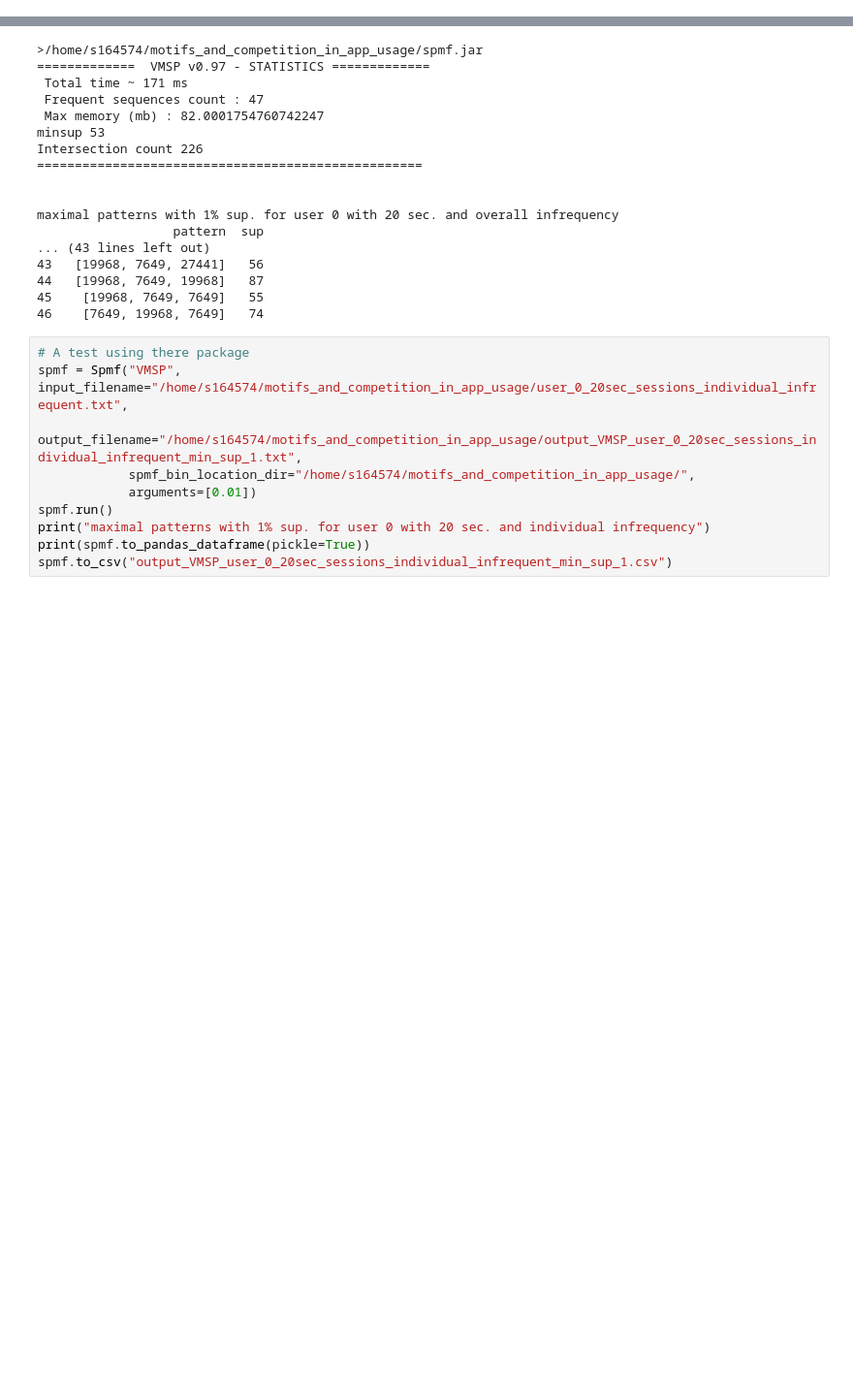
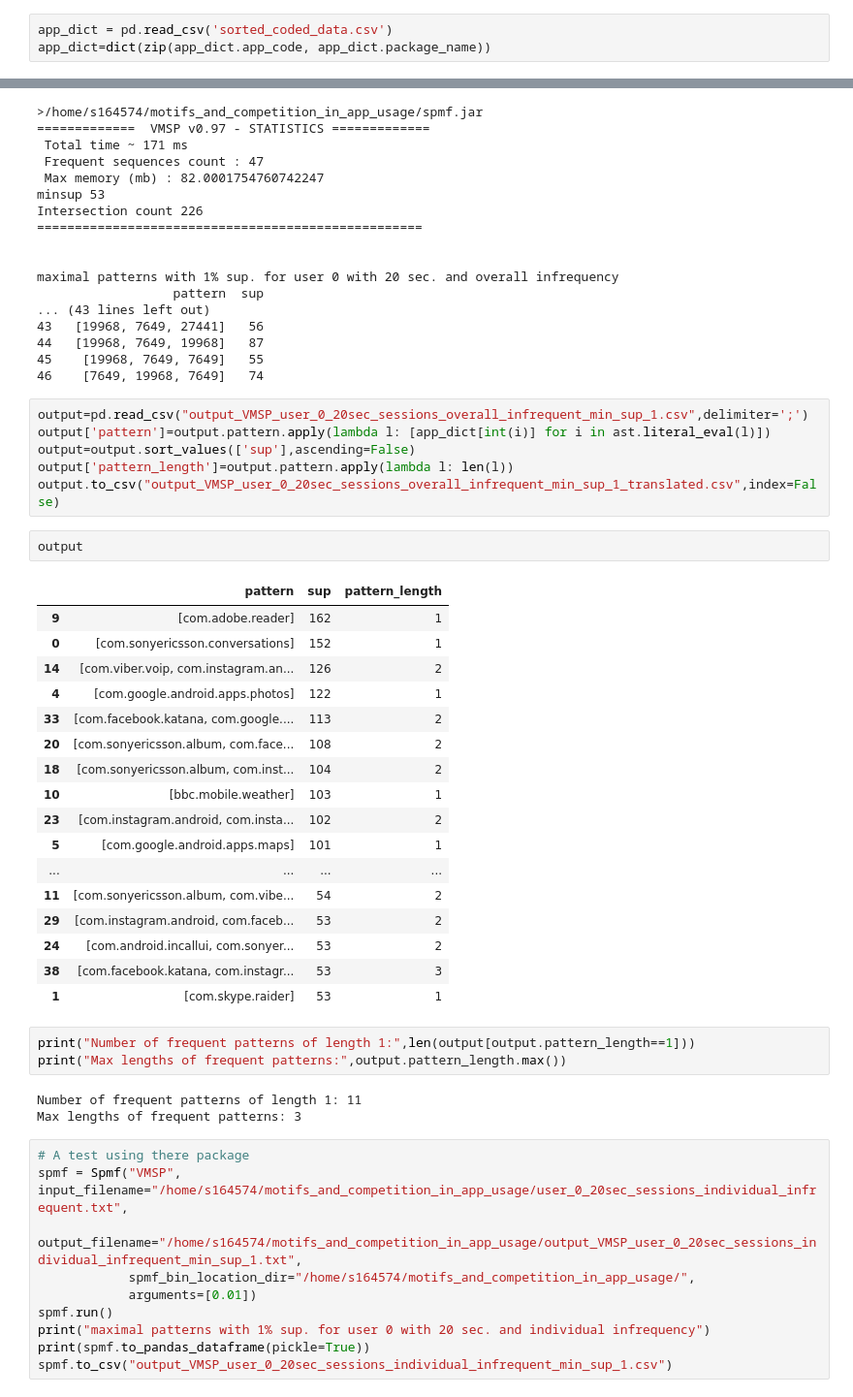
Before and after one commit to ClaraAndersen/motifs_and_competition_in_app_usage, a Jupyter notebook: individual_user_analysis.ipynb, the cells around one changed output, grey strips where cells are left out. Shown at 97% size. Drawn from its saved outputs; the diff is of its cells as text; blank space fills up the shorter version.

Commit message:
individual user 0 analysis updated with VMPS tests for user 0

```diff
--- a/individual_user_analysis.ipynb
+++ b/individual_user_analysis.ipynb
@@ -775,6 +775,9 @@ dfAsString=re.sub(r'\n\s+','\n',dfAsString)
 f = open(os.path.join(os.getcwd(), 'user_0_293sec_sessions_individual_infrequent.txt'), 'w')
 f.write(dfAsString)
 f.close()
+# %%
+app_dict = pd.read_csv('sorted_coded_data.csv')
+app_dict=dict(zip(app_dict.app_code, app_dict.package_name))
 # %%
 # A test using there package
 spmf = Spmf("VMSP", input_filename="/home/s164574/motifs_and_competition_in_app_usage/user_0_20sec_sessions_overall_infrequent.txt",
@@ -803,6 +806,38 @@ maximal patterns with 1% sup. for user 0 with 20 sec. and overall infrequency
 44   [19968, 7649, 19968]   87
 45    [19968, 7649, 7649]   55
 46    [7649, 19968, 7649]   74
+# %%
+output=pd.read_csv("output_VMSP_user_0_20sec_sessions_overall_infrequent_min_sup_1.csv",delimiter=';')
+output['pattern']=output.pattern.apply(lambda l: [app_dict[int(i)] for i in ast.literal_eval(l)])
+output=output.sort_values(['sup'],ascending=False)
+output['pattern_length']=output.pattern.apply(lambda l: len(l))
+output.to_csv("output_VMSP_user_0_20sec_sessions_overall_infrequent_min_sup_1_translated.csv",index=False)
+# %%
+output
+# %% [output]
+|  | pattern | sup | pattern_length |
+| 9 | [com.adobe.reader] | 162 | 1 |
+| 0 | [com.sonyericsson.conversations] | 152 | 1 |
+| 14 | [com.viber.voip, com.instagram.an... | 126 | 2 |
+| 4 | [com.google.android.apps.photos] | 122 | 1 |
+| 33 | [com.facebook.katana, com.google.... | 113 | 2 |
+| 20 | [com.sonyericsson.album, com.face... | 108 | 2 |
+| 18 | [com.sonyericsson.album, com.inst... | 104 | 2 |
+| 10 | [bbc.mobile.weather] | 103 | 1 |
+| 23 | [com.instagram.android, com.insta... | 102 | 2 |
+| 5 | [com.google.android.apps.maps] | 101 | 1 |
+| ... | ... | ... | ... |
+| 11 | [com.sonyericsson.album, com.vibe... | 54 | 2 |
+| 29 | [com.instagram.android, com.faceb... | 53 | 2 |
+| 24 | [com.android.incallui, com.sonyer... | 53 | 2 |
+| 38 | [com.facebook.katana, com.instagr... | 53 | 3 |
+| 1 | [com.skype.raider] | 53 | 1 |
+# %%
+print("Number of frequent patterns of length 1:",len(output[output.pattern_length==1]))
+print("Max lengths of frequent patterns:",output.pattern_length.max())
+# %% [output]
+Number of frequent patterns of length 1: 11
+Max lengths of frequent patterns: 3
 # %%
 # A test using there package
 spmf = Spmf("VMSP", input_filename="/home/s164574/motifs_and_competition_in_app_usage/user_0_20sec_sessions_individual_infrequent.txt",
```
Also changed, not shown: parts of 6 cells of this notebook.
